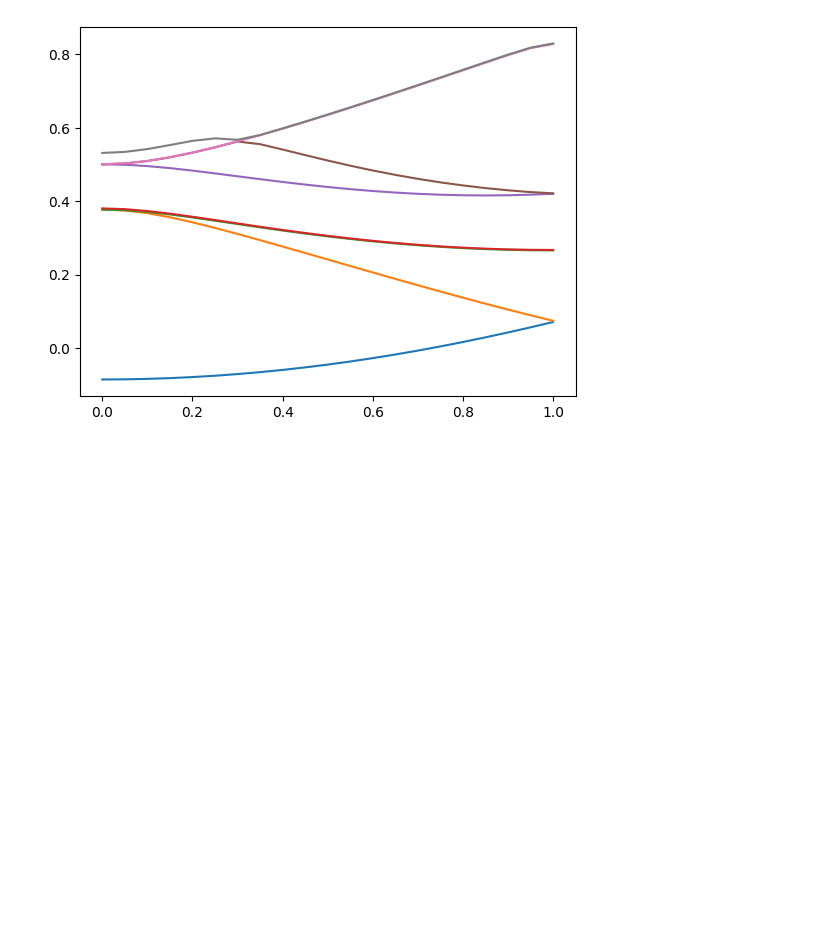
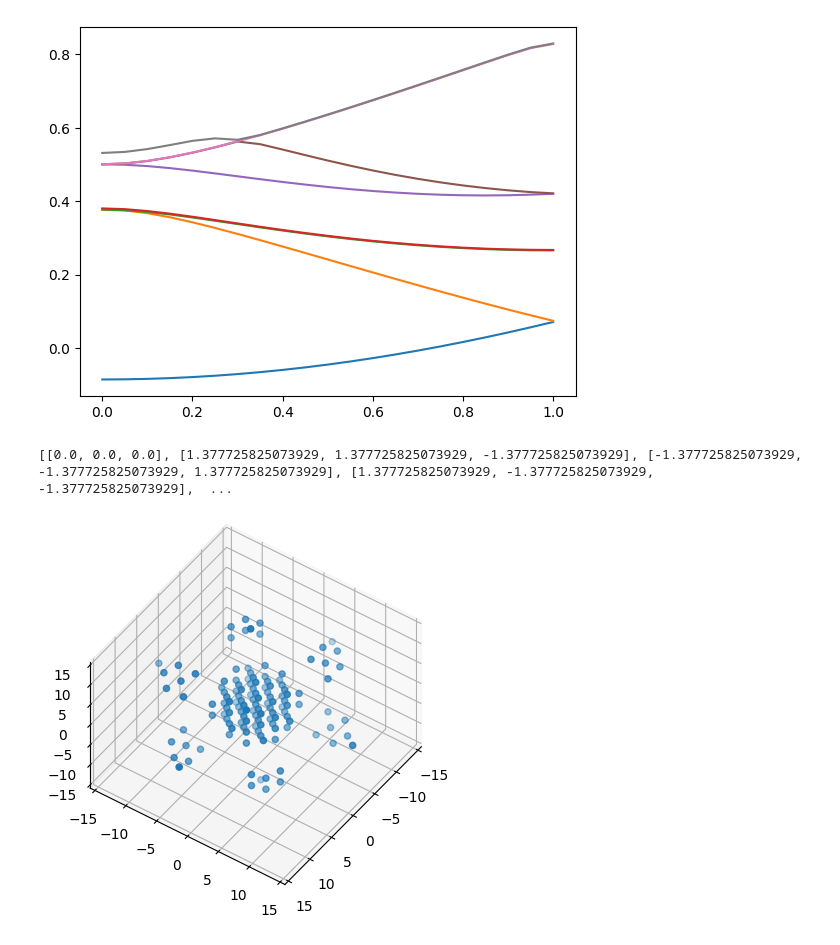
Before and after one commit to Williame33445/physics-projects, a Jupyter notebook: periodic-solids/pseudopotential-methods-for-silicon.ipynb, the cells around one changed output. Cells and saved outputs as stored; diff of their text form; code cells hidden in the pictures; blank space fills up the shorter version.

Commit message:
did some more work on APW methods, tried to calculate the fermi surface of silicon

```diff
--- a/periodic-solids/pseudopotential-methods-for-silicon.ipynb
+++ b/periodic-solids/pseudopotential-methods-for-silicon.ipynb
@@ -66,3 +66,29 @@ for i in range(8):
     plt.plot(kx,Es[i])
 # %% [output]
 [figure]
+# %%
+Ndiv2 = 2
+
+KEAllowed = []
+for l,m,n in itertools.product(range(-Ndiv2-2,Ndiv2 +3), repeat=3):
+    K = 2*np.pi*basisMatrix@np.array([l/(2*Ndiv2),m/(2*Ndiv2),n/(2*Ndiv2)])/a
+    for i,E in enumerate(getE(K)):
+        Ki = 2*np.pi*basisMatrix@np.array([l,m,n])/a
+        KEAllowed.append(list(K + 2*Ki)+[E]) #need to use extended viewpoint
+
+KEAllowed = sorted(KEAllowed,key=lambda l: l[3]) #better names and should find the fermi level
+
+
+KAllowed = list(map(lambda KE: KE[:3],KEAllowed))
+KOccupied = KAllowed[:16*Ndiv2**3]
+print(KAllowed)
+# %% [output]
+[[0.0, 0.0, 0.0], [1.377725825073929, 1.377725825073929, -1.377725825073929], [-1.377725825073929, -1.377725825073929, 1.377725825073929], [1.377725825073929, -1.377725825073929, -1.377725825073929],  ...
+# %%
+KOccupied = np.array(KOccupied)
+ax = plt.axes(projection='3d')
+ax.set_proj_type('ortho')
+ax.scatter(KOccupied[:,0], KOccupied[:,1], KOccupied[:,2])
+ax.view_init(45, 35)
+# %% [output]
+[figure, added]
```
Also changed, not shown: 2 other files.
